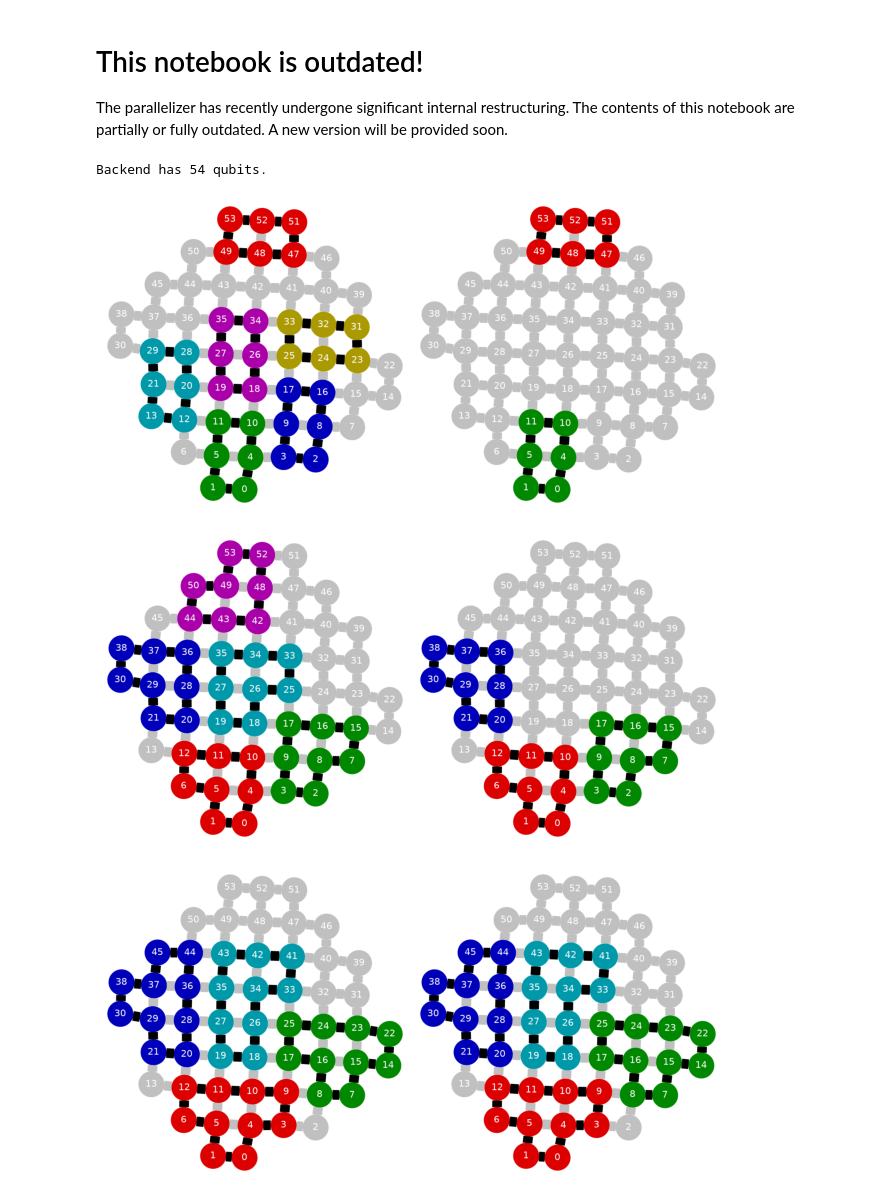
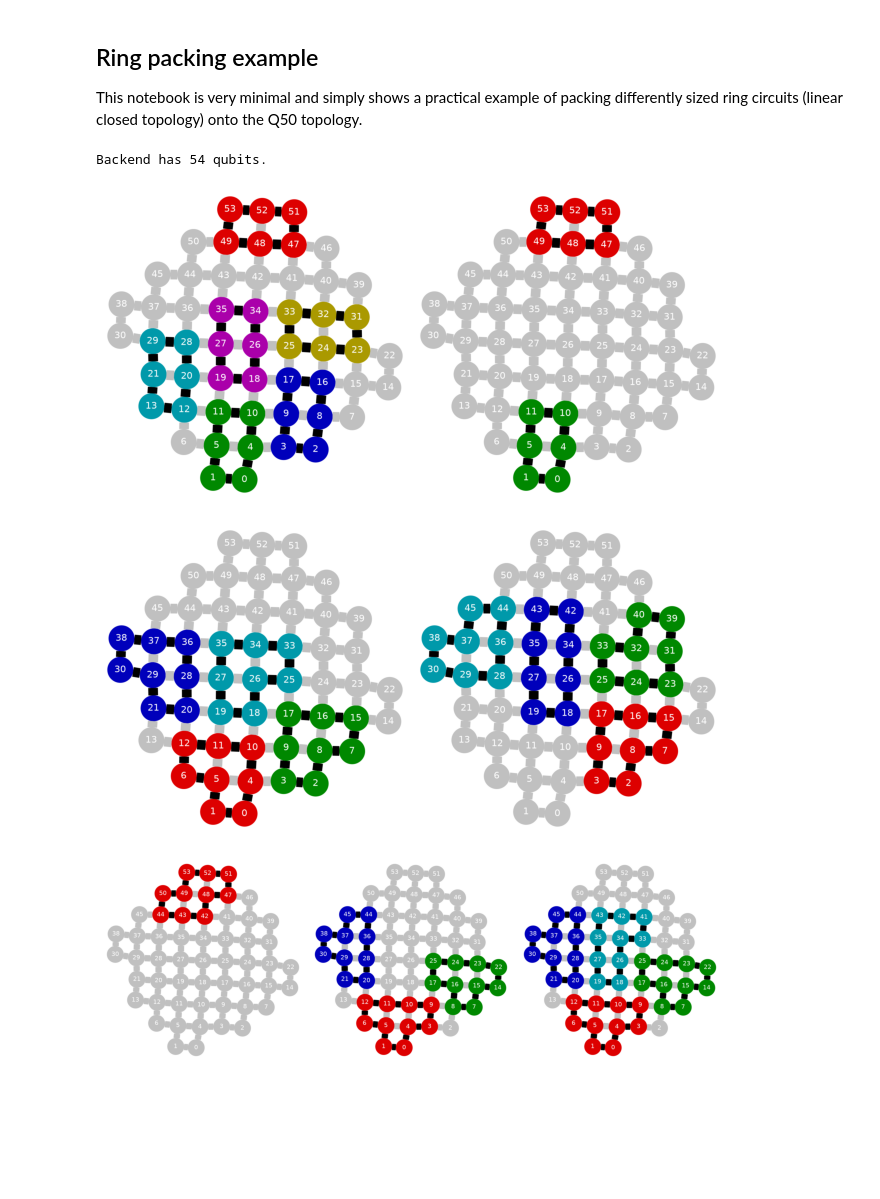
Before and after one commit to vttresearch/qc-parallelizer, a Jupyter notebook: notebooks/ring-packing.ipynb, the cells around one changed output. Saved outputs shown, nothing was run; the diff lists cells and outputs as text; code cells hidden in the pictures; blank space fills up the shorter version.

Commit message:
Add new bin penalty, update ring packing notebook

```diff
--- a/notebooks/ring-packing.ipynb
+++ b/notebooks/ring-packing.ipynb
@@ -1,8 +1,8 @@
-# %% [markdown]
-# This notebook is outdated!
-
-The parallelizer has recently undergone significant internal restructuring. The contents of this
-notebook are partially or fully outdated. A new version will be provided soon.
+# %% [markdown]
+## Ring packing example
+
+This notebook is very minimal and simply shows a practical example of packing differently sized
+ring circuits (linear closed topology) onto the Q50 topology.
 # %%
 import iqm.qiskit_iqm as iqm
 import matplotlib.pyplot as plt
@@ -17,24 +13,26 @@ backend = iqm.IQMFakeAphrodite()
 print(f"Backend has {backend.num_qubits} qubits.")
 # %% [output]
 Backend has 54 qubits.
+# %%
+par_backend = Parallelizer(
+    packers.vf2.Minimizing(
+        max_candidates=8,
+        new_bin_penalty=10.0,
+    )
+).across(backend, auto_exec=False)
 # %%
 def generate_ring(length: int):
     qc = qiskit.QuantumCircuit(length)
     qc.h(0)
     if length > 1:
         for i in range(length):
             qc.cx(i, (i + 1) % length)
     return qc
 
 for ring_length in [6, 8, 10]:
     circuits = [generate_ring(ring_length) for _ in range(8)]
-    rearranged = parallelizer.rearrange(
-        circuits,
-        backend,
-        packer=packers.VF2Packers.Minimizing(),
-    )
-    display(parallelizer.visualization.plot_placements(rearranged))
+    display(par_backend.run(circuits).draw())
 # %% [output]
 [figure]
-[figure, old version]
+[figure, new version]
-[figure, old version]
+[figure, new version]
```
Also changed, not shown: parts of 1 cell of this notebook, 2 other files.
